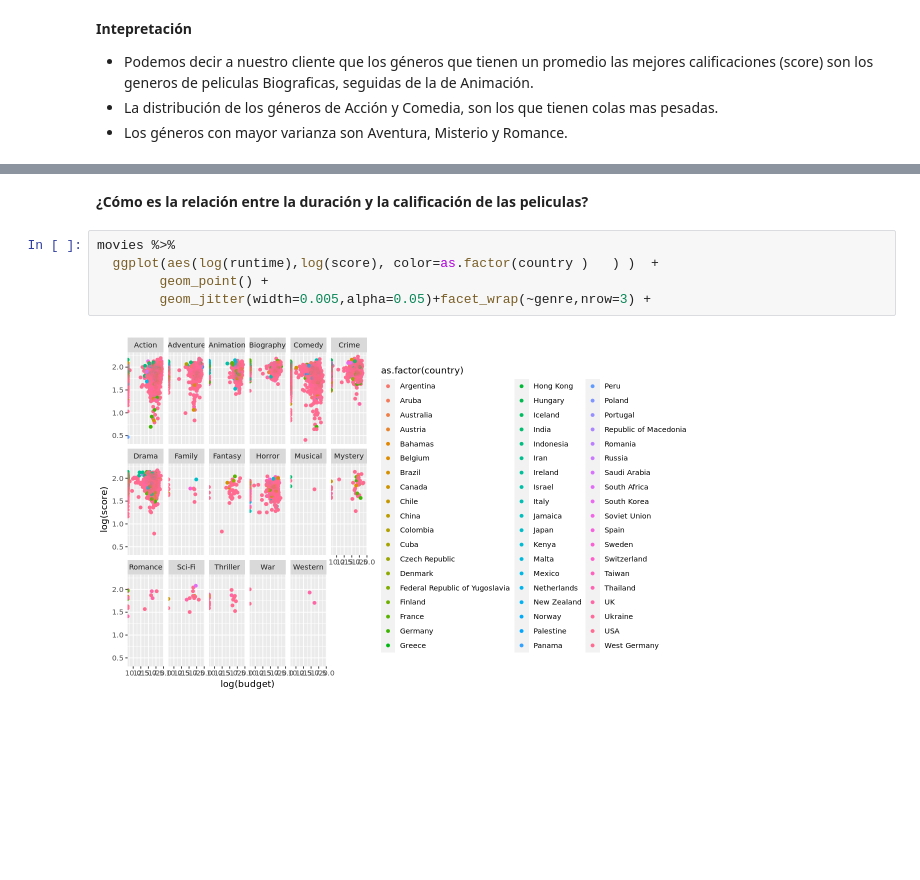
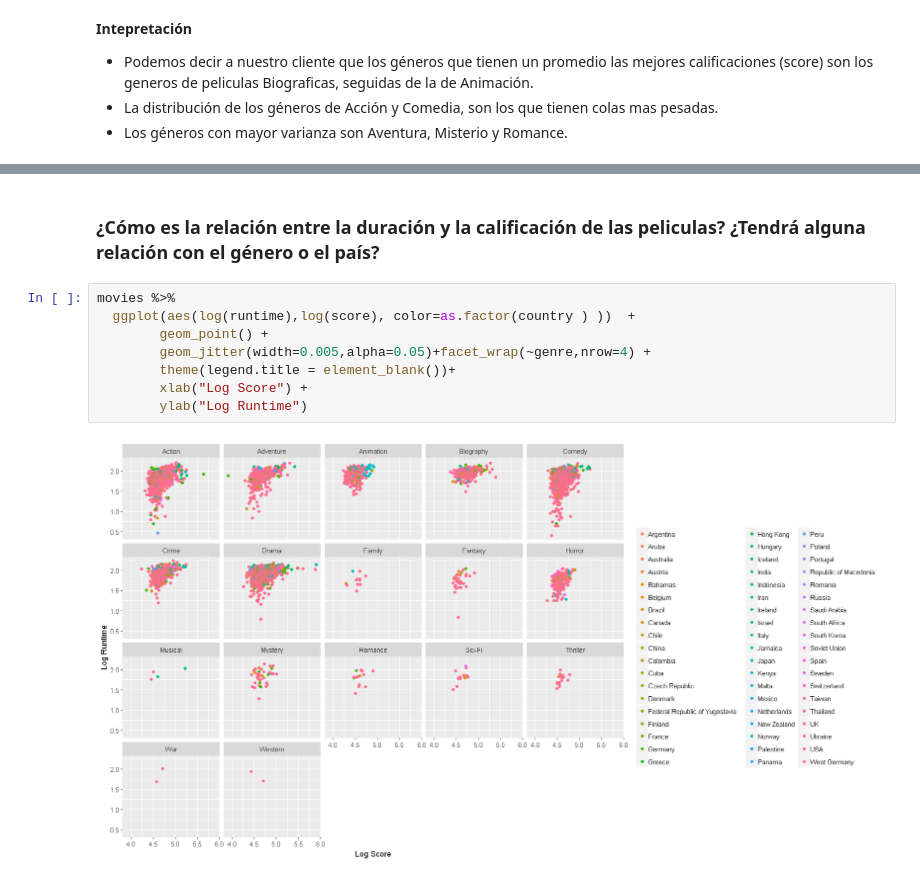
Before and after one commit to prope-2020-gh-classroom/practica-final-por-equipos-verano-2020-itam-LizzyGamboa, a Jupyter notebook: PF_AnalisisExploratorio_P1.ipynb, the cells around one changed output, grey strips where cells are left out. Drawn from its saved outputs; the diff is of its cells as text; blank space fills up the shorter version.

```diff
--- a/PF_AnalisisExploratorio_P1.ipynb
+++ b/PF_AnalisisExploratorio_P1.ipynb
@@ -148,9 +207,12 @@ movies %>%
 # %% [markdown]
-**¿Cómo es la relación entre la duración y la calificación de las peliculas?**
+### ¿Cómo es la relación entre la duración y la calificación de las peliculas? ¿Tendrá alguna relación con el género o el país?
 # %%
 movies %>%
-  ggplot(aes(log(runtime),log(score), color=as.factor(country )   ) )  +
+  ggplot(aes(log(runtime),log(score), color=as.factor(country ) ))  +
         geom_point() +
-        geom_jitter(width=0.005,alpha=0.05)+facet_wrap(~genre,nrow=3) +
+        geom_jitter(width=0.005,alpha=0.05)+facet_wrap(~genre,nrow=4) +
+        theme(legend.title = element_blank())+
+        xlab("Log Score") +
+        ylab("Log Runtime")
 # %% [output]
-[figure, old version]
+[figure, new version]
```
Also changed, not shown: parts of 17 cells of this notebook.
